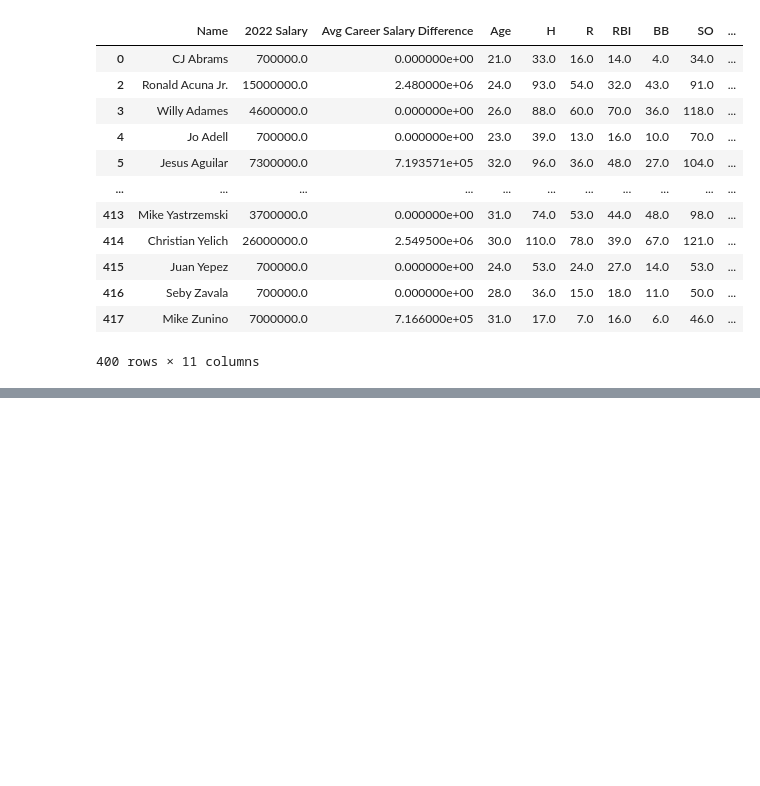
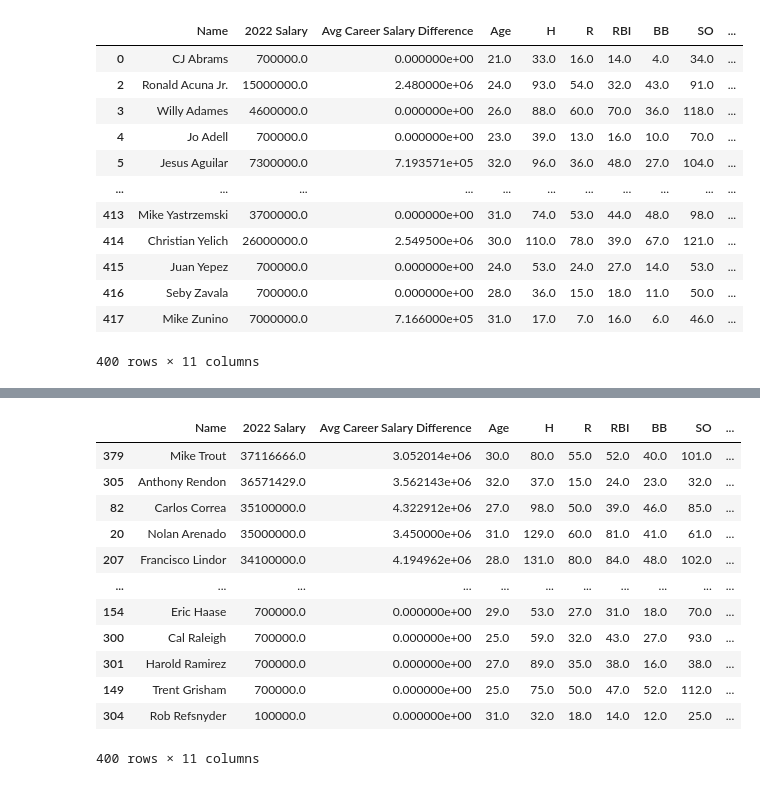
Before and after one commit to eric8395/baseball-analytics, a Jupyter notebook: Data Cleaning Notebooks/batting_2022 cleaning.ipynb, the cells around one changed output, grey strips where cells are left out. Drawn from its saved outputs; the diff is of its cells as text; code cells hidden in the pictures; blank space fills up the shorter version.

```diff
--- a/Data Cleaning Notebooks/batting_2022 cleaning.ipynb
+++ b/Data Cleaning Notebooks/batting_2022 cleaning.ipynb
@@ -263,3 +263,19 @@ batting_merged_2022.describe()
 | 50% | 1.477500e+06 | 0.000000e+00 | 28.000000 | 64.000000 | 32.000000 | 31.000000 | 22.000000 | 63.000000 | 2.000000 | ... |
 | 75% | 7.308334e+06 | 7.197274e+05 | 31.000000 | 93.000000 | 49.000000 | 46.250000 | 35.250000 | 89.000000 | 6.000000 | ... |
 | max | 3.711667e+07 | 6.250000e+06 | 42.000000 | 151.000000 | 99.000000 | 103.000000 | 108.000000 | 163.000000 | 30.000000 | ... |
+# %%
+batting_merged_2022.sort_values(by = ['2022 Salary'], ascending = False)
+# %% [output]
+|  | Name | 2022 Salary | Avg Career Salary Difference | Age | H | R | RBI | BB | SO | ... |
+| 379 | Mike Trout | 37116666.0 | 3.052014e+06 | 30.0 | 80.0 | 55.0 | 52.0 | 40.0 | 101.0 | ... |
+| 305 | Anthony Rendon | 36571429.0 | 3.562143e+06 | 32.0 | 37.0 | 15.0 | 24.0 | 23.0 | 32.0 | ... |
+| 82 | Carlos Correa | 35100000.0 | 4.322912e+06 | 27.0 | 98.0 | 50.0 | 39.0 | 46.0 | 85.0 | ... |
+| 20 | Nolan Arenado | 35000000.0 | 3.450000e+06 | 31.0 | 129.0 | 60.0 | 81.0 | 41.0 | 61.0 | ... |
+| 207 | Francisco Lindor | 34100000.0 | 4.194962e+06 | 28.0 | 131.0 | 80.0 | 84.0 | 48.0 | 102.0 | ... |
+| ... | ... | ... | ... | ... | ... | ... | ... | ... | ... | ... |
+| 154 | Eric Haase | 700000.0 | 0.000000e+00 | 29.0 | 53.0 | 27.0 | 31.0 | 18.0 | 70.0 | ... |
+| 300 | Cal Raleigh | 700000.0 | 0.000000e+00 | 25.0 | 59.0 | 32.0 | 43.0 | 27.0 | 93.0 | ... |
+| 301 | Harold Ramirez | 700000.0 | 0.000000e+00 | 27.0 | 89.0 | 35.0 | 38.0 | 16.0 | 38.0 | ... |
+| 149 | Trent Grisham | 700000.0 | 0.000000e+00 | 25.0 | 75.0 | 50.0 | 47.0 | 52.0 | 112.0 | ... |
+| 304 | Rob Refsnyder | 100000.0 | 0.000000e+00 | 31.0 | 32.0 | 18.0 | 14.0 | 12.0 | 25.0 | ... |
+400 rows × 11 columns
```
Also changed, not shown: parts of 1 cell of this notebook, 7 other files.
